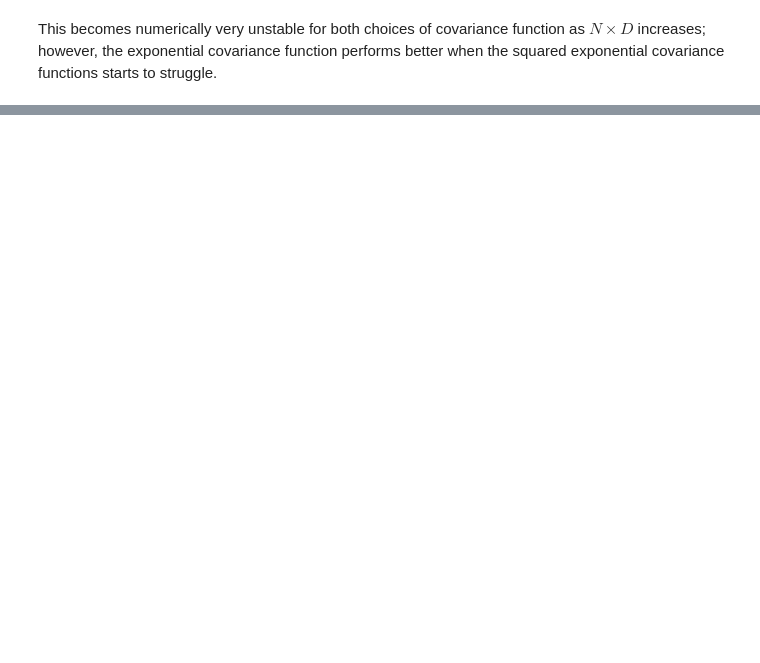
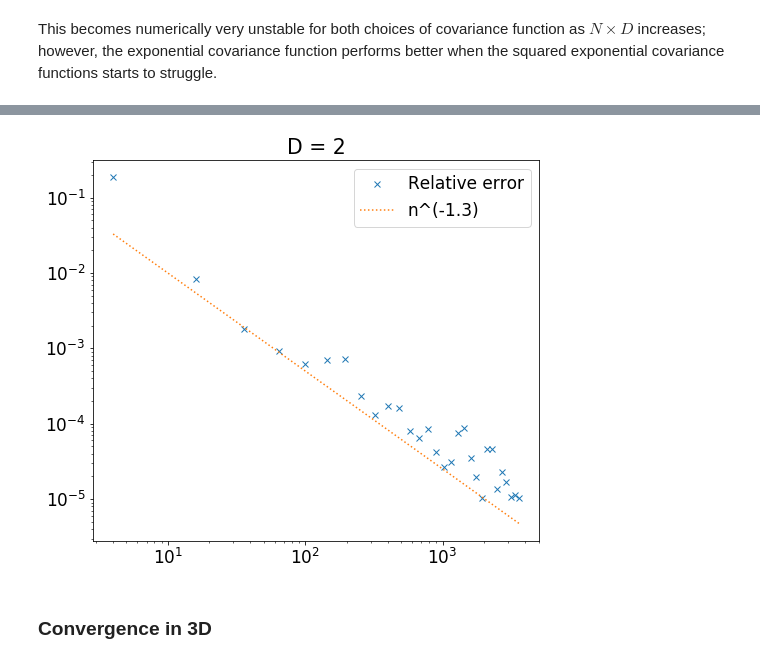
Before and after one commit to XueGong-git/Efficient-Approximation-of-Pricing-Functions, a Jupyter notebook: Surrogate modelling with Gaussian processes.ipynb, the cells around one changed output, grey strips where cells are left out. Cells and saved outputs as stored; diff of their text form; code cells hidden in the pictures; blank space fills up the shorter version.

```diff
--- a/Surrogate modelling with Gaussian processes.ipynb
+++ b/Surrogate modelling with Gaussian processes.ipynb
@@ -174,0 +306,14 @@ This becomes numerically very unstable for both choices of covariance function a
+# %%
+totStart = time.time();
+D = 2
+ns = np.arange(2, 62, 2)
+nn = ns.size
+
+RelError = np.zeros(nn)
+variance = np.zeros(nn)
+condK = np.zeros(nn)
+
+for i in range(nn):
+    # RelError[i], condK[i] = GP(D, ns[i])
+    RelError[i] = GP(D, ns[i])
+print("Entire code took {} min: ".format((time.time()-totStart)/60.));
@@ -174,0 +338,23 @@ This becomes numerically very unstable for both choices of covariance function a
+# %%
+fig, axs = plt.subplots(1, 1, figsize=(8, 7))
+# axs = axs.ravel()
+
+axs.loglog(ns**D, RelError, 'x', label='Relative error')
+axs.loglog(ns**D, 2*1e-1 * (ns**D)**-1.3, ':', label='n^(-1.3)')
+axs.legend() # turn on legend
+axs.set_title('D = '+str(D))
+
+# axs[0].loglog(ns**D, RelError, 'x', label='Relative error')
+# axs[0].loglog(ns**D, 1e-1 * (ns**D)**-1., ':')
+# axs[0].legend() # turn on legend
+# axs[0].set_title('D = '+str(D))
+
+# axs[1].loglog(ns**D, condK, 'x', label='Cond(K)')
+# axs[1].legend() # turn on legend
+# axs[1].set_title('D = '+str(D))
+
+plt.show()
+# %% [output]
+[figure, added]
+# %% [markdown]
+### Convergence in 3D
```
Also changed, not shown: parts of 19 cells of this notebook.
